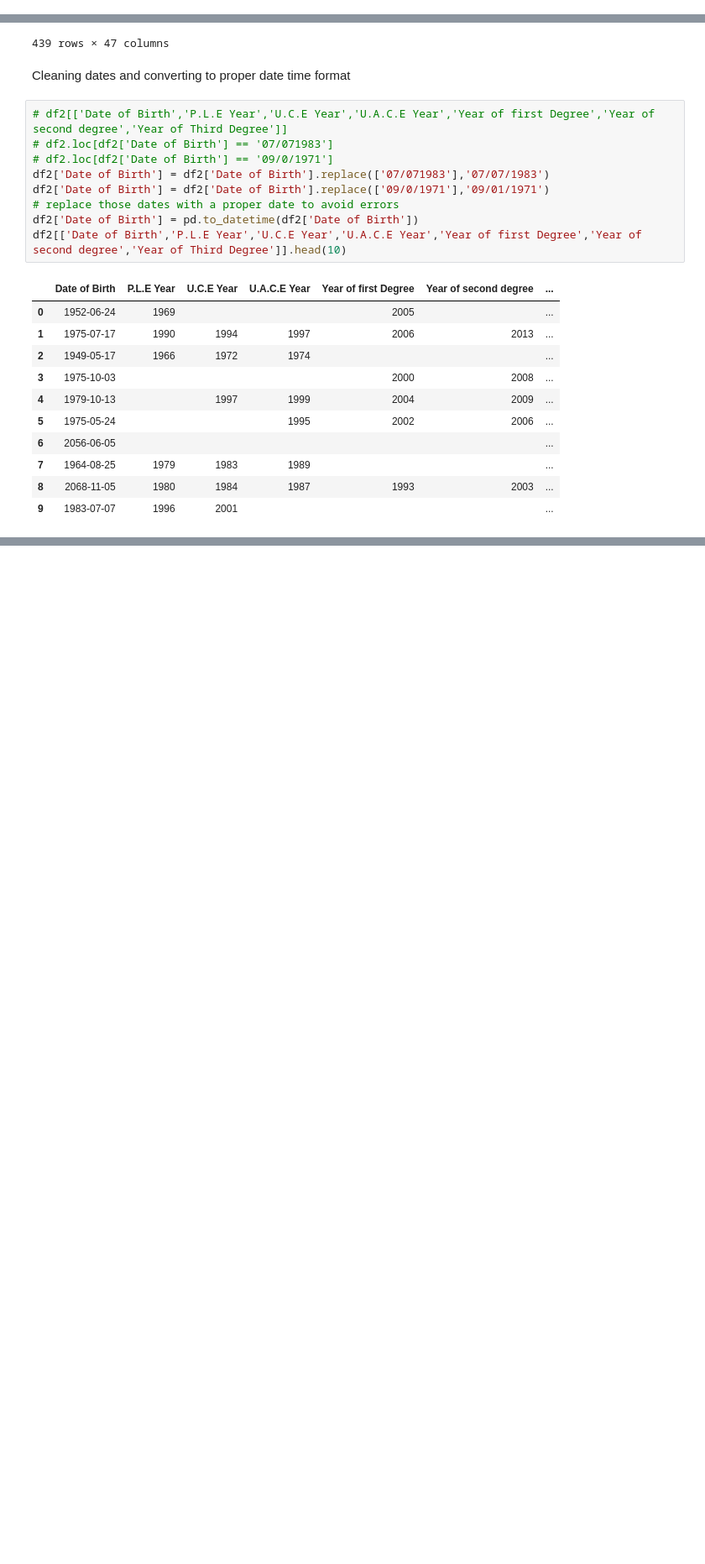
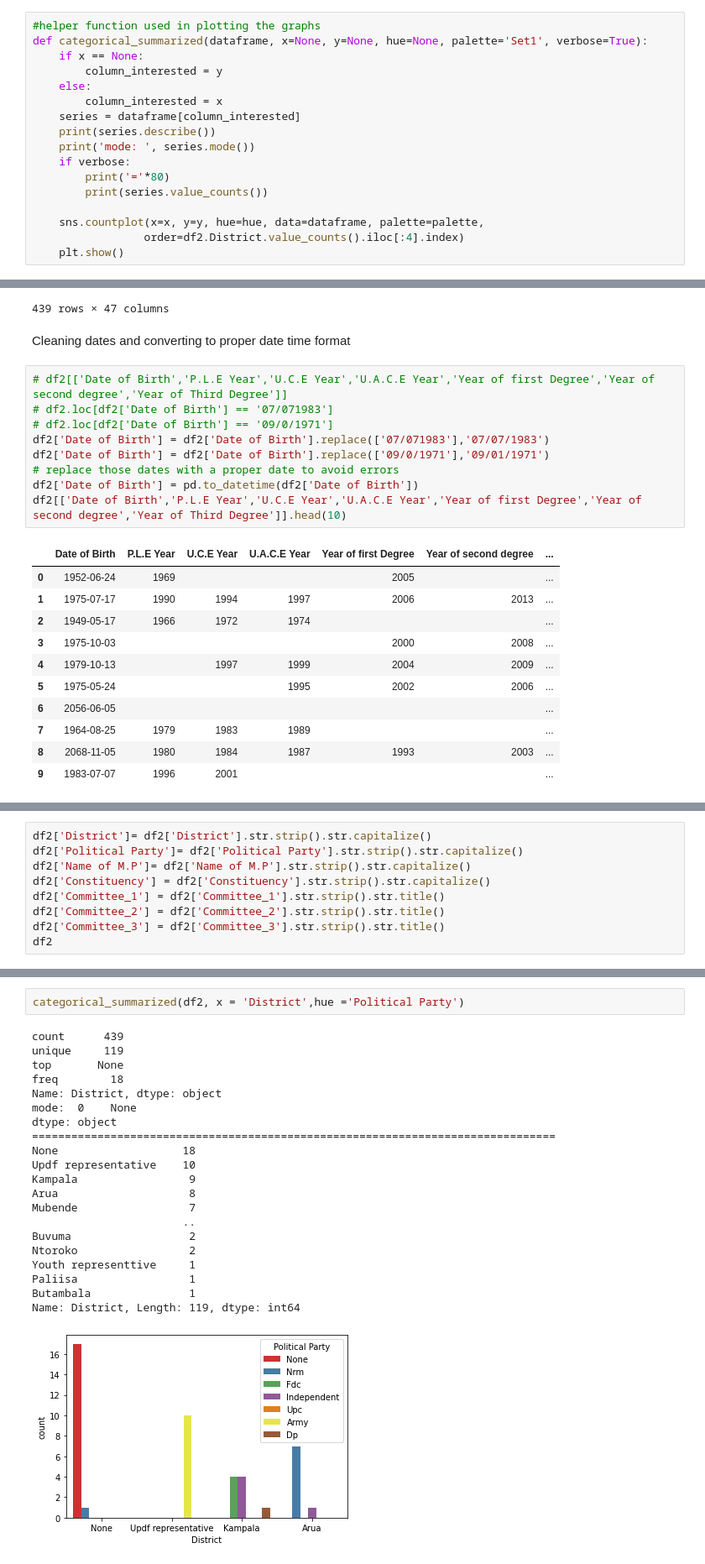
Before and after one commit to ssembatyaisaac/data_analysis, a Jupyter notebook: MPS.ipynb, the cells around one changed output, grey strips where cells are left out. Shown: that part at 84% size. Saved outputs shown, nothing was run; the diff lists cells and outputs as text; blank space fills up the shorter version.

Commit message:
Categorical Analysis

```diff
--- a/MPS.ipynb
+++ b/MPS.ipynb
@@ -4,4 +5,21 @@ import pandas as pd
 import matplotlib.pyplot as plt
+# %%
+#helper function used in plotting the graphs
+def categorical_summarized(dataframe, x=None, y=None, hue=None, palette='Set1', verbose=True):
+    if x == None:
+        column_interested = y
+    else:
+        column_interested = x
+    series = dataframe[column_interested]
+    print(series.describe())
+    print('mode: ', series.mode())
+    if verbose:
+        print('='*80)
+        print(series.value_counts())
+
+    sns.countplot(x=x, y=y, hue=hue, data=dataframe, palette=palette,
+                 order=df2.District.value_counts().iloc[:4].index)
+    plt.show()
 # %%
 df = pd.read_csv('MPsProfileInformation10thParliament.csv')
 # %%
@@ -111,0 +118,9 @@ df2[['Date of Birth','P.L.E Year','U.C.E Year','U.A.C.E Year','Year of first Deg
+# %%
+df2['District']= df2['District'].str.strip().str.capitalize()
+df2['Political Party']= df2['Political Party'].str.strip().str.capitalize()
+df2['Name of M.P']= df2['Name of M.P'].str.strip().str.capitalize()
+df2['Constituency'] = df2['Constituency'].str.strip().str.capitalize()
+df2['Committee_1'] = df2['Committee_1'].str.strip().str.title()
+df2['Committee_2'] = df2['Committee_2'].str.strip().str.title()
+df2['Committee_3'] = df2['Committee_3'].str.strip().str.title()
+df2
@@ -111,0 +145,24 @@ df2[['Date of Birth','P.L.E Year','U.C.E Year','U.A.C.E Year','Year of first Deg
+# %%
+categorical_summarized(df2, x = 'District',hue ='Political Party')
+# %% [output]
+count      439
+unique     119
+top       None
+freq        18
+Name: District, dtype: object
+mode:  0    None
+dtype: object
+================================================================================
+None                   18
+Updf representative    10
+Kampala                 9
+Arua                    8
+Mubende                 7
+                       ..
+Buvuma                  2
+Ntoroko                 2
+Youth representtive     1
+Paliisa                 1
+Butambala               1
+Name: District, Length: 119, dtype: int64
+[figure, added]
```
Also changed, not shown: parts of 7 cells of this notebook.
